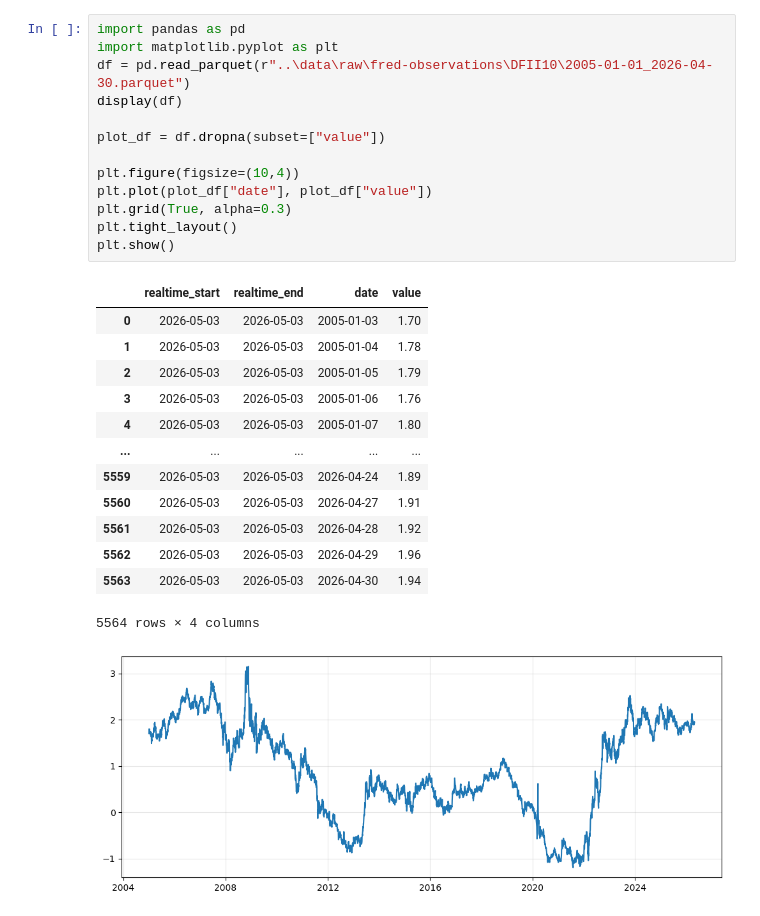
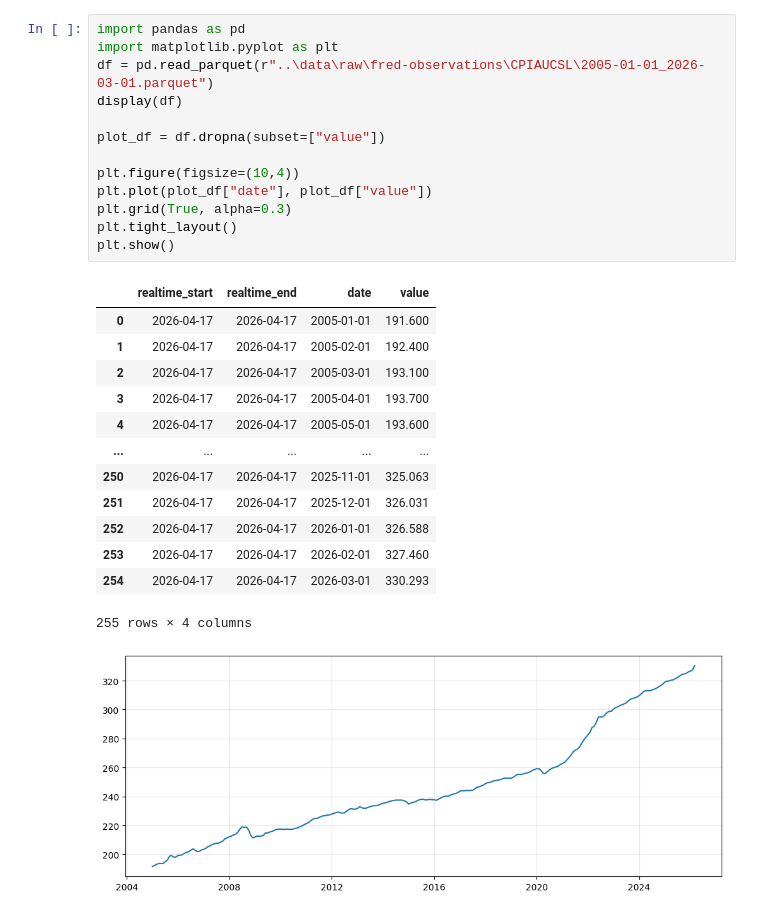
Before and after one commit to tedgt97/Digital-Investment-Analytics, a Jupyter notebook: notebooks/FREDClient.ipynb, the cells around one changed output. Saved outputs shown, nothing was run; the diff lists cells and outputs as text.

```diff
--- a/notebooks/FREDClient.ipynb
+++ b/notebooks/FREDClient.ipynb
@@ -29,28 +51,28 @@ plt.show()
 # %%
 import pandas as pd
 import matplotlib.pyplot as plt
-df = pd.read_parquet(r"..\data\raw\fred-observations\DFII10\2005-01-01_2026-04-30.parquet")
+df = pd.read_parquet(r"..\data\raw\fred-observations\CPIAUCSL\2005-01-01_2026-03-01.parquet")
 display(df)
 
 plot_df = df.dropna(subset=["value"])
 
 plt.figure(figsize=(10,4))
 plt.plot(plot_df["date"], plot_df["value"])
 plt.grid(True, alpha=0.3)
 plt.tight_layout()
 plt.show()
 # %% [output]
 |  | realtime_start | realtime_end | date | value |
-| 0 | 2026-05-03 | 2026-05-03 | 2005-01-03 | 1.70 |
-| 1 | 2026-05-03 | 2026-05-03 | 2005-01-04 | 1.78 |
-| 2 | 2026-05-03 | 2026-05-03 | 2005-01-05 | 1.79 |
-| 3 | 2026-05-03 | 2026-05-03 | 2005-01-06 | 1.76 |
-| 4 | 2026-05-03 | 2026-05-03 | 2005-01-07 | 1.80 |
+| 0 | 2026-04-17 | 2026-04-17 | 2005-01-01 | 191.600 |
+| 1 | 2026-04-17 | 2026-04-17 | 2005-02-01 | 192.400 |
+| 2 | 2026-04-17 | 2026-04-17 | 2005-03-01 | 193.100 |
+| 3 | 2026-04-17 | 2026-04-17 | 2005-04-01 | 193.700 |
+| 4 | 2026-04-17 | 2026-04-17 | 2005-05-01 | 193.600 |
 | ... | ... | ... | ... | ... |
-| 5559 | 2026-05-03 | 2026-05-03 | 2026-04-24 | 1.89 |
-| 5560 | 2026-05-03 | 2026-05-03 | 2026-04-27 | 1.91 |
-| 5561 | 2026-05-03 | 2026-05-03 | 2026-04-28 | 1.92 |
-| 5562 | 2026-05-03 | 2026-05-03 | 2026-04-29 | 1.96 |
-| 5563 | 2026-05-03 | 2026-05-03 | 2026-04-30 | 1.94 |
+| 250 | 2026-04-17 | 2026-04-17 | 2025-11-01 | 325.063 |
+| 251 | 2026-04-17 | 2026-04-17 | 2025-12-01 | 326.031 |
+| 252 | 2026-04-17 | 2026-04-17 | 2026-01-01 | 326.588 |
+| 253 | 2026-04-17 | 2026-04-17 | 2026-02-01 | 327.460 |
+| 254 | 2026-04-17 | 2026-04-17 | 2026-03-01 | 330.293 |
-5564 rows × 4 columns
+255 rows × 4 columns
-[figure, old version]
+[figure, new version]
```
Also changed, not shown: parts of 1 cell of this notebook, 5 other files.
